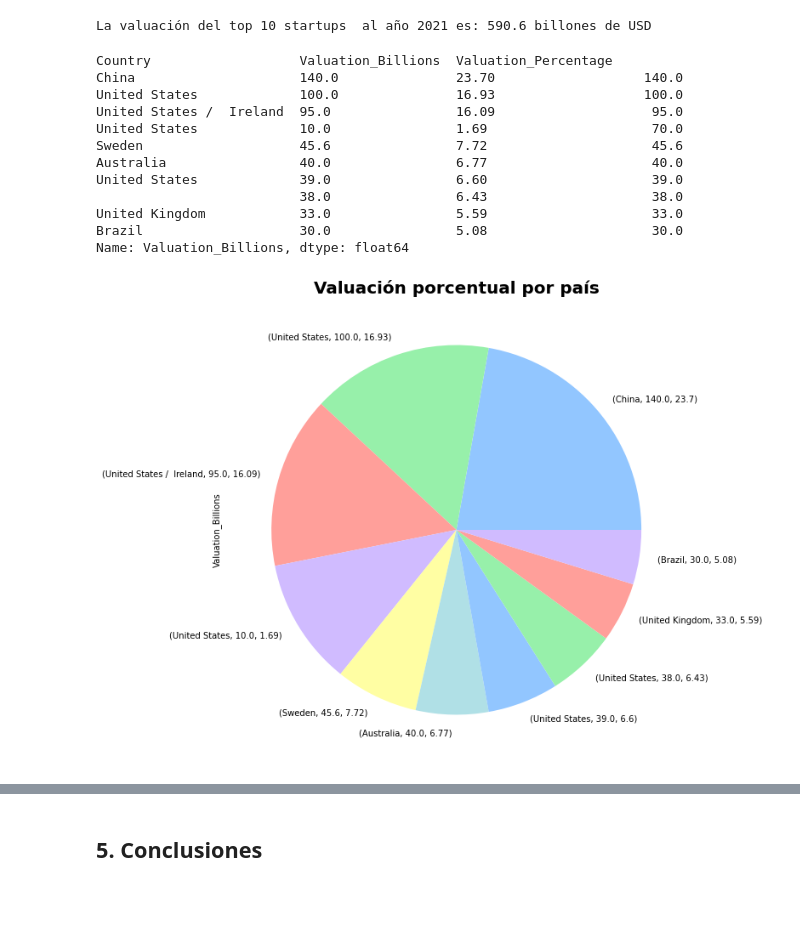
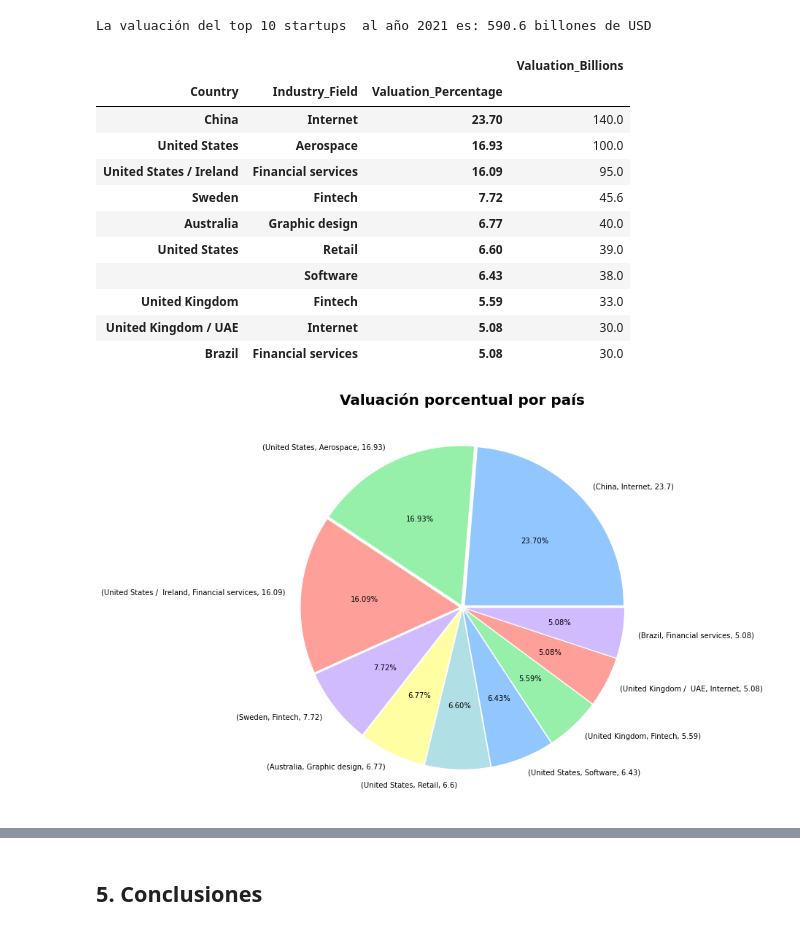
Before and after one commit to Franblar/Proyecto-Final---Startups, a Jupyter notebook: Análisis de datos - Startups.ipynb, the cells around one changed output, grey strips where cells are left out. Saved outputs shown, nothing was run; the diff lists cells and outputs as text; code cells hidden in the pictures; blank space fills up the shorter version.

```diff
--- a/Análisis de datos - Startups.ipynb
+++ b/Análisis de datos - Startups.ipynb
@@ -305,27 +294,27 @@ clean_df['Valuation_Percentage'] = round((clean_df['Valuation_Billions']/top_val
 
 #clean_df.head(10)
 # %%
-total_percentage = clean_df.groupby(['Country', 'Valuation_Billions', 'Valuation_Percentage'])['Valuation_Billions'].sum().sort_values(ascending = False).head(10)
+total_percentage = clean_df.groupby(['Country','Industry_Field', 'Valuation_Percentage'])['Valuation_Billions'].sum().sort_values(ascending = False).head(10)
 
-total_percentage
+total_percentage.to_frame()
 # %% [output]
-Country                   Valuation_Billions  Valuation_Percentage
-China                     140.0               23.70                   140.0
-United States             100.0               16.93                   100.0
-United States /  Ireland  95.0                16.09                    95.0
-United States             10.0                1.69                     70.0
-Sweden                    45.6                7.72                     45.6
-Australia                 40.0                6.77                     40.0
-United States             39.0                6.60                     39.0
-                          38.0                6.43                     38.0
-United Kingdom            33.0                5.59                     33.0
-Brazil                    30.0                5.08                     30.0
-Name: Valuation_Billions, dtype: float64
+|  |  |  | Valuation_Billions |
+| Country | Industry_Field | Valuation_Percentage |  |
+| China | Internet | 23.70 | 140.0 |
+| United States | Aerospace | 16.93 | 100.0 |
+| United States / Ireland | Financial services | 16.09 | 95.0 |
+| Sweden | Fintech | 7.72 | 45.6 |
+| Australia | Graphic design | 6.77 | 40.0 |
+| United States | Retail | 6.60 | 39.0 |
+|  | Software | 6.43 | 38.0 |
+| United Kingdom | Fintech | 5.59 | 33.0 |
+| United Kingdom / UAE | Internet | 5.08 | 30.0 |
+| Brazil | Financial services | 5.08 | 30.0 |
 # %%
-total_percentage_plot = total_percentage.plot.pie(x='Total_Valuation', y='Countries',figsize=(10,10)); #no puedo hacer explode acá
+total_percentage_plot = total_percentage.plot.pie(x='Total_Valuation', y='Valuation_Percentage',figsize=(10,10), autopct='%.2f%%',  explode=[0.02, 0.02, 0.02,0.02, 0.02, 0.02,0.02, 0.02,0.02,0.02]);
 
 plt.title('Valuación porcentual por país', fontdict = {'fontsize':20, 'fontweight':'bold'});
-
-#acá faltaría modificar ejes, y valores de cada proporcion
+plt.xlabel('');
+plt.ylabel('');
 # %% [output]
-[figure, old version]
+[figure, new version]
```
Also changed, not shown: parts of 16 cells of this notebook.
